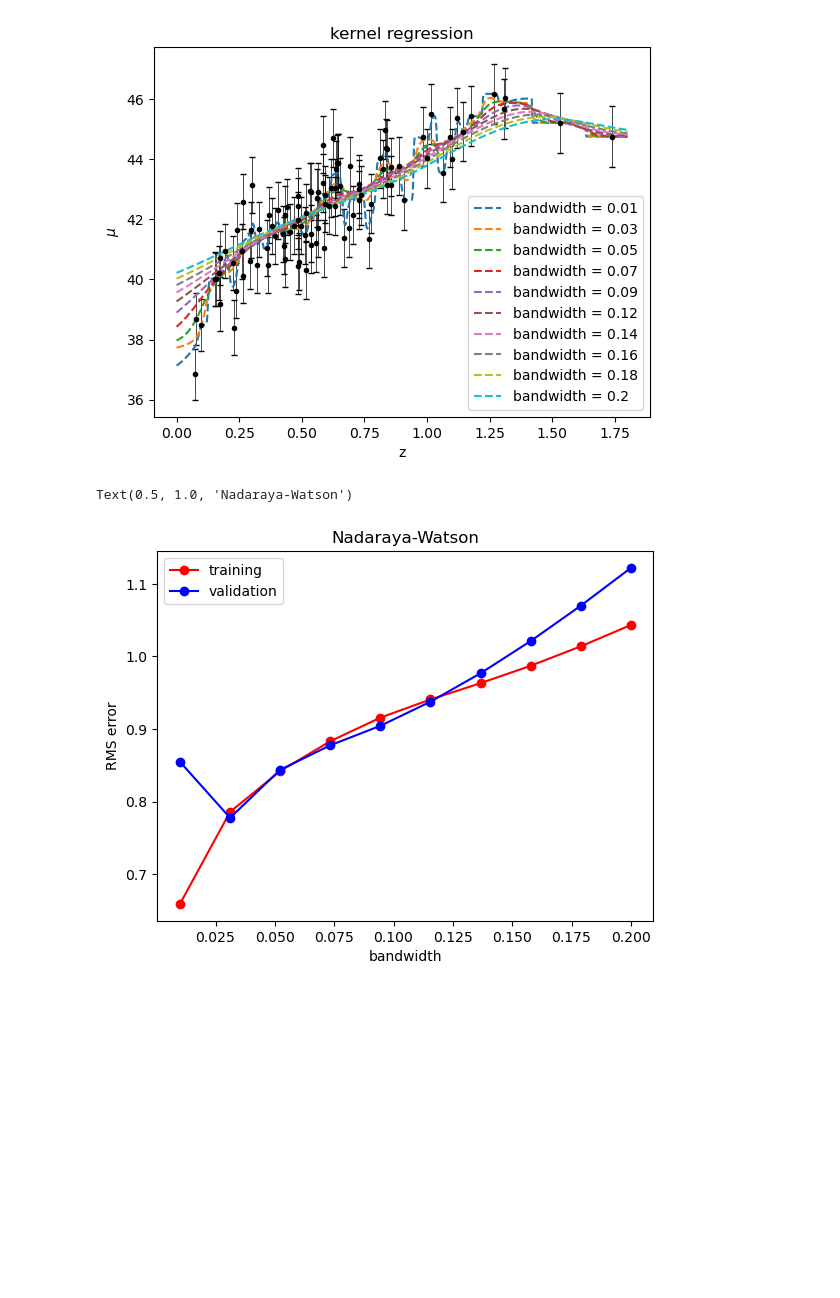
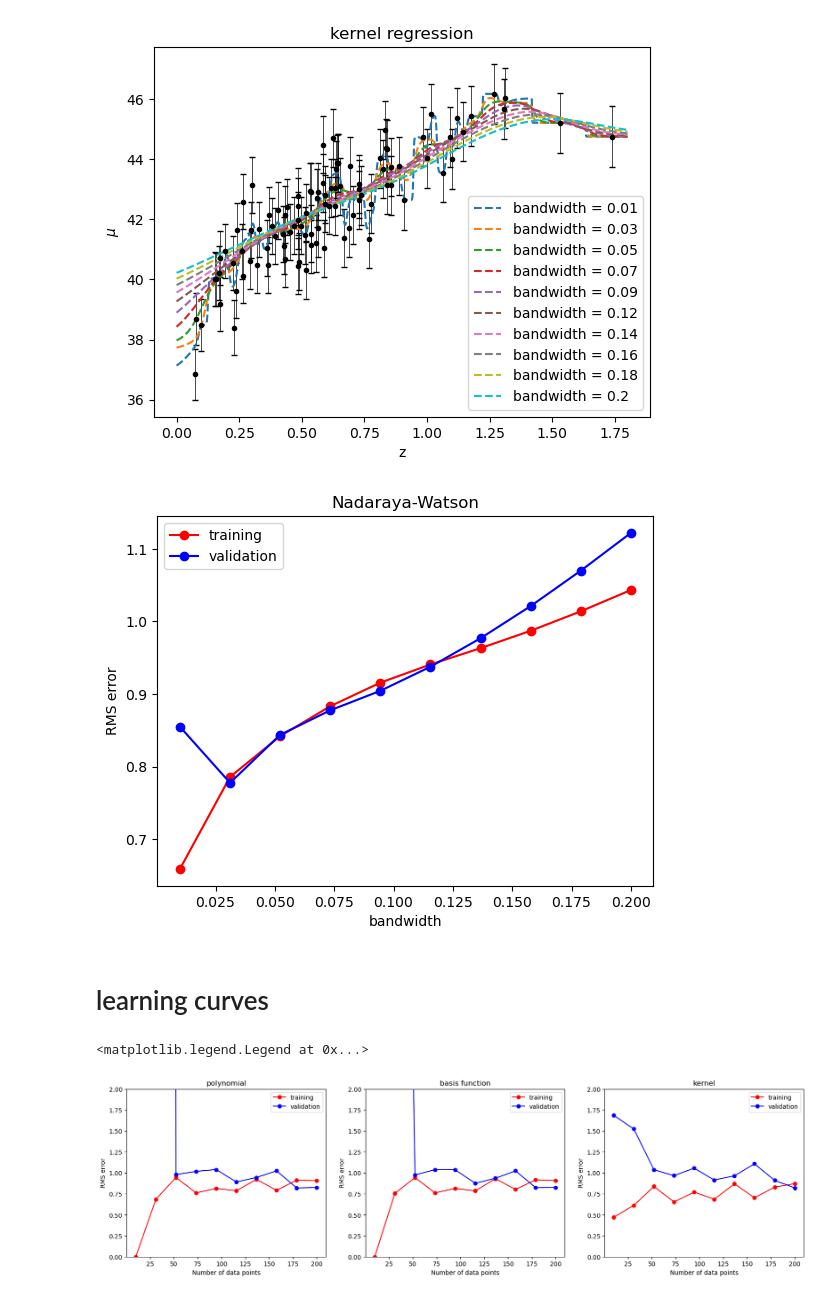
Before and after one commit to Giulia7T/ilovegit, a Jupyter notebook: 17_18_Supernovae.ipynb, the cells around one changed output. Cells and saved outputs as stored; diff of their text form; code cells hidden in the pictures; blank space fills up the shorter version.

```diff
--- a/17_18_Supernovae.ipynb
+++ b/17_18_Supernovae.ipynb
@@ -19,7 +30,7 @@ plt.title("Supernovae data")
 Text(0.5, 1.0, 'Supernovae data')
 [figure]
 # %%
-x = np.linspace(0, 1.8, 1000) #for a fine plotting
+x = np.linspace(0.0001, 1.8, 1000) #for a fine plotting
 # %% [markdown]
 # polynomial regressions
 # %% [markdown]
@@ -162,7 +173,7 @@ plt.title("5-degree regression")
 Text(0.5, 1.0, '5-degree regression')
 [figure]
 # %%
-#comparing
+#comparing cross-validation
 training_err = []
 crossval_err = []
 
@@ -182,4 +193,6 @@ plt.xlabel("degree")
 plt.ylabel("RMS error")
 plt.legend()
 plt.title("polynomials")
+
+best_deg = deg[np.argmin(crossval_err)]
 # %% [output]
@@ -228,4 +240,6 @@ plt.xlabel("Number of Gaussians")
 plt.ylabel("RMS error")
 plt.legend()
 plt.title("basis function")
+
+best_Gauss = N_Gauss[np.argmin(crossval_err)]
 # %% [output]
@@ -270,6 +283,72 @@ plt.xlabel("bandwidth")
 plt.ylabel("RMS error")
 plt.legend()
 plt.title("Nadaraya-Watson")
+
+best_bw = bandwidths[np.argmin(crossval_err)]
 # %% [output]
-Text(0.5, 1.0, 'Nadaraya-Watson')
 [figure]
+# %% [markdown]
+# learning curves
+# %%
+N_data = np.linspace(10, 200, 10)
+training_pol = np.zeros(len(N_data))
+crossval_pol = np.zeros(len(N_data))
+training_bas = np.zeros(len(N_data))
+crossval_bas = np.zeros(len(N_data))
+training_ker = np.zeros(len(N_data))
+crossval_ker = np.zeros(len(N_data))
+
+pol_reg = PolynomialRegression(best_deg)
+bases = np.linspace(0, 2, best_Gauss)[:, np.newaxis]
+basis_reg = BasisFunctionRegression("gaussian", mu=bases, sigma=np.diff(bases, axis=0)[0])
+NW_reg = NadarayaWatson("gaussian", best_bw)
+
+for i, N in enumerate(N_data):
+    z, mu, dmu = generate_mu_z(int(N), random_state=1234)
+    X = z[:, np.newaxis]
+    y = mu
+    x_tr, x_val, y_tr, y_val, dy_tr, dy_val = train_test_split(X, y, dmu, train_size=0.7, random_state=0)
+
+    pol_reg.fit(x_tr, y_tr, dy_tr)
+    training_pol[i] = np.sqrt(np.sum((y_tr-pol_reg.predict(x_tr))**2)/len(y_tr))
+    crossval_pol[i] = np.sqrt(np.sum((y_val-pol_reg.predict(x_val))**2)/len(y_val))
+
+    basis_reg.fit(x_tr, y_tr, dy_tr)
+    training_bas[i] = np.sqrt(np.sum((y_tr-basis_reg.predict(x_tr))**2)/len(y_tr))
+    crossval_bas[i] = np.sqrt(np.sum((y_val-basis_reg.predict(x_val))**2)/len(y_val))
+
+    NW_reg.fit(x_tr, y_tr)
+    training_ker[i] = np.sqrt(np.sum((y_tr-NW_reg.predict(x_tr))**2)/len(y_tr))
+    crossval_ker[i] = np.sqrt(np.sum((y_val-NW_reg.predict(x_val))**2)/len(y_val))
+
+fig = plt.figure(figsize=(20, 5))
+
+ax1 = fig.add_subplot(131)
+ax1.plot(N_data, training_pol, "o-r", label="training")
+ax1.plot(N_data, crossval_pol, "o-b", label="validation")
+ax1.set_ylim(0, 2)
+ax1.set_xlabel("Number of data points")
+ax1.set_ylabel("RMS error")
+ax1.set_title("polynomial")
+ax1.legend()
+
+ax2 = fig.add_subplot(132)
+ax2.plot(N_data, training_bas, "o-r", label="training")
+ax2.plot(N_data, crossval_bas, "o-b", label="validation")
+ax2.set_ylim(0, 2)
+ax2.set_xlabel("Number of data points")
+ax2.set_ylabel("RMS error")
+ax2.set_title("basis function")
+ax2.legend()
+
+ax3 = fig.add_subplot(133)
+ax3.plot(N_data, training_ker, "o-r", label="training")
+ax3.plot(N_data, crossval_ker, "o-b", label="validation")
+ax3.set_ylim(0, 2)
+ax3.set_xlabel("Number of data points")
+ax3.set_ylabel("RMS error")
+ax3.set_title("kernel")
+ax3.legend()
+# %% [output]
+<matplotlib.legend.Legend at 0x...>
+[figure, added]
```
Also changed, not shown: parts of 36 cells of this notebook, 1 other file.
